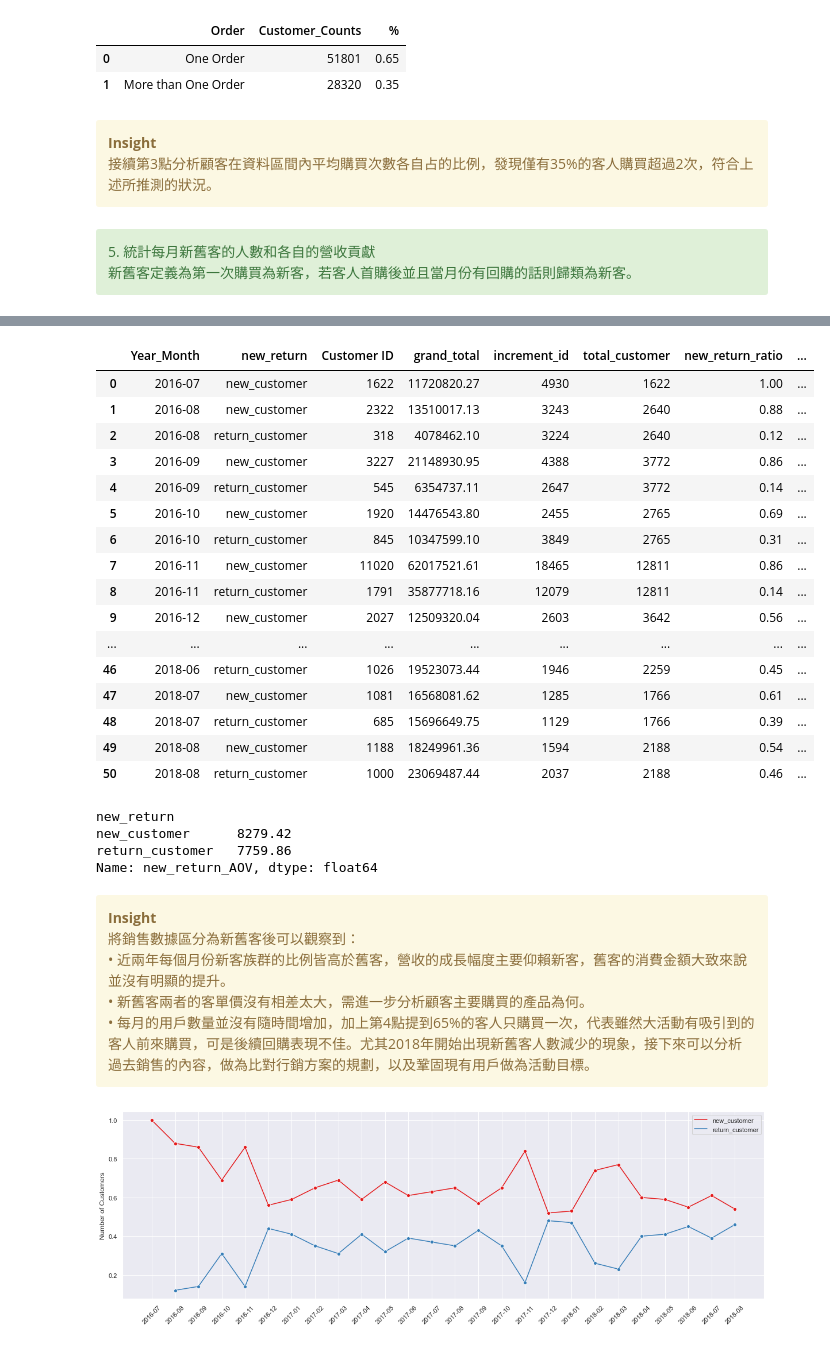
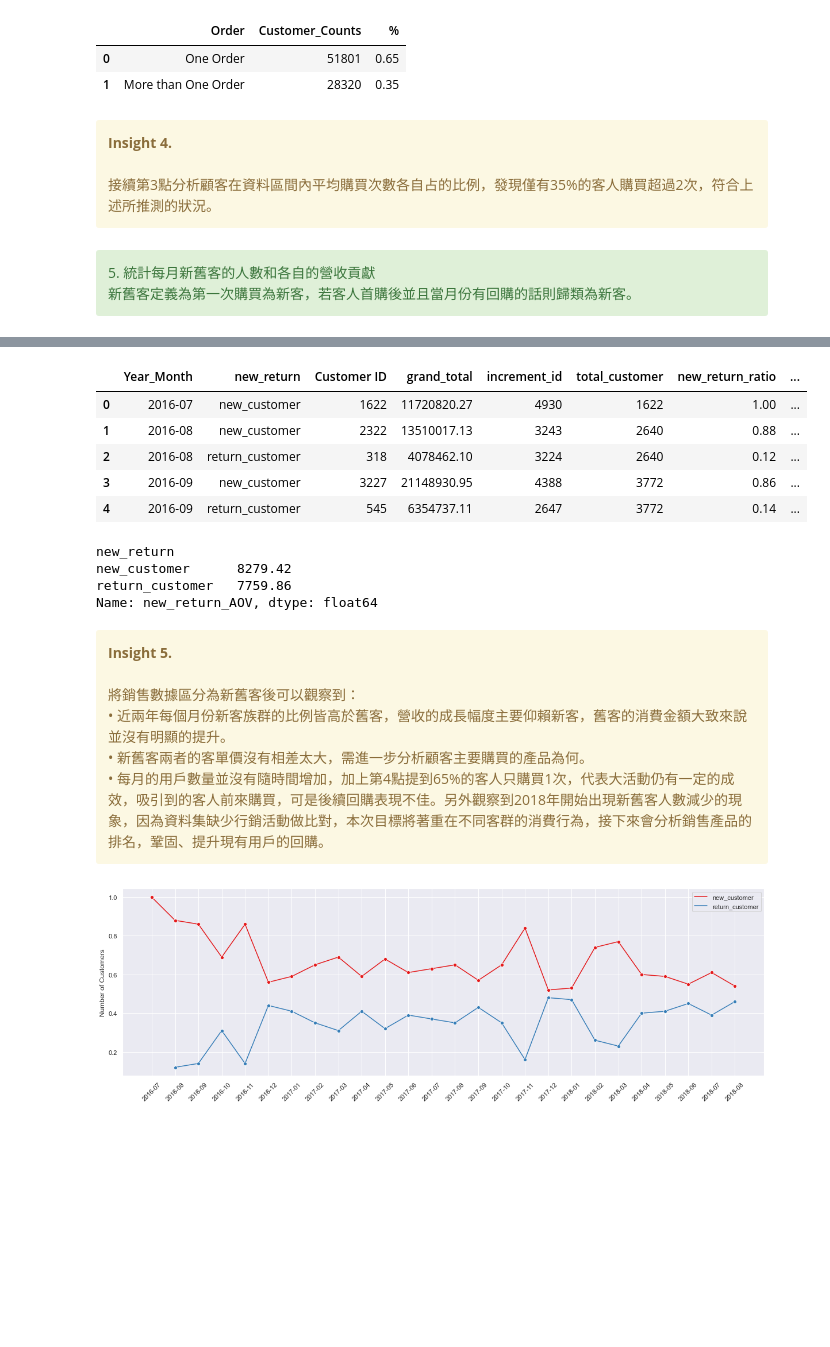
Before and after one commit to LiangYuDer/E-commerce-Analysis, a Jupyter notebook: ec_analysis.ipynb, the cells around one changed output, grey strips where cells are left out. Cells and saved outputs as stored; diff of their text form; code cells hidden in the pictures; blank space fills up the shorter version.

```diff
--- a/ec_analysis.ipynb
+++ b/ec_analysis.ipynb
@@ -274,7 +283,8 @@ order_counts
 | 1 | More than One Order | 28320 | 0.35 |
 # %% [markdown]
 <div class="alert alert-warning">
-<b>Insight</b><br>
+<b>Insight 4.</b><br>
+<br>
 接續第3點分析顧客在資料區間內平均購買次數各自占的比例，發現僅有35%的客人購買超過2次，符合上述所推測的狀況。
 </div>
 # %% [markdown]
@@ -323,36 +333,25 @@ iffirst_perchase.head(3)
 # %%
 #統計每月新舊客的人數、比例、訂單數、消費金額和客單價
 new_return_G = iffirst_perchase.groupby(["Year_Month","new_return"])["grand_total"].agg("sum").reset_index()
 new_return_O = iffirst_perchase.groupby(["Year_Month","new_return"])["increment_id"].nunique().reset_index()
 new_return_C = iffirst_perchase.groupby(["Year_Month","new_return"])["Customer ID"].nunique().reset_index()
 new_return_C
 monthly_total_C = new_return_C.groupby("Year_Month")["Customer ID"].agg("sum").reset_index()
 monthly_total_C.columns = ["Year_Month","total_customer"]
 
 new_return_T = pd.merge(new_return_C,new_return_G,how="left")
 new_return_T = pd.merge(new_return_T,new_return_O,how="left")
 new_return_T = pd.merge(new_return_T,monthly_total_C,on="Year_Month",how="left")
 new_return_T["new_return_ratio"] = round(new_return_T["Customer ID"]/new_return_T["total_customer"],2)
 new_return_T["new_return_AOV"] = round(new_return_T["grand_total"]/new_return_T["increment_id"],2)
-new_return_T
+new_return_T.head()
 # %% [output]
 |  | Year_Month | new_return | Customer ID | grand_total | increment_id | total_customer | new_return_ratio | ... |
 | 0 | 2016-07 | new_customer | 1622 | 11720820.27 | 4930 | 1622 | 1.00 | ... |
 | 1 | 2016-08 | new_customer | 2322 | 13510017.13 | 3243 | 2640 | 0.88 | ... |
 | 2 | 2016-08 | return_customer | 318 | 4078462.10 | 3224 | 2640 | 0.12 | ... |
 | 3 | 2016-09 | new_customer | 3227 | 21148930.95 | 4388 | 3772 | 0.86 | ... |
 | 4 | 2016-09 | return_customer | 545 | 6354737.11 | 2647 | 3772 | 0.14 | ... |
-| 5 | 2016-10 | new_customer | 1920 | 14476543.80 | 2455 | 2765 | 0.69 | ... |
-| 6 | 2016-10 | return_customer | 845 | 10347599.10 | 3849 | 2765 | 0.31 | ... |
-| 7 | 2016-11 | new_customer | 11020 | 62017521.61 | 18465 | 12811 | 0.86 | ... |
-| 8 | 2016-11 | return_customer | 1791 | 35877718.16 | 12079 | 12811 | 0.14 | ... |
-| 9 | 2016-12 | new_customer | 2027 | 12509320.04 | 2603 | 3642 | 0.56 | ... |
-| ... | ... | ... | ... | ... | ... | ... | ... | ... |
-| 46 | 2018-06 | return_customer | 1026 | 19523073.44 | 1946 | 2259 | 0.45 | ... |
-| 47 | 2018-07 | new_customer | 1081 | 16568081.62 | 1285 | 1766 | 0.61 | ... |
-| 48 | 2018-07 | return_customer | 685 | 15696649.75 | 1129 | 1766 | 0.39 | ... |
-| 49 | 2018-08 | new_customer | 1188 | 18249961.36 | 1594 | 2188 | 0.54 | ... |
-| 50 | 2018-08 | return_customer | 1000 | 23069487.44 | 2037 | 2188 | 0.46 | ... |
 # %%
 new_return_T.groupby("new_return")["new_return_AOV"].agg("mean")
 # %% [output]
@@ -362,11 +361,12 @@ return_customer   7759.86
 Name: new_return_AOV, dtype: float64
 # %% [markdown]
 <div class="alert alert-warning">
-<b>Insight</b><br>
+<b>Insight 5.</b><br>
+<br>
 將銷售數據區分為新舊客後可以觀察到：<br>
 • 近兩年每個月份新客族群的比例皆高於舊客，營收的成長幅度主要仰賴新客，舊客的消費金額大致來說並沒有明顯的提升。<br>
 • 新舊客兩者的客單價沒有相差太大，需進一步分析顧客主要購買的產品為何。<br>
-• 每月的用戶數量並沒有隨時間增加，加上第4點提到65%的客人只購買一次，代表雖然大活動有吸引到的客人前來購買，可是後續回購表現不佳。尤其2018年開始出現新舊客人數減少的現象，接下來可以分析過去銷售的內容，做為比對行銷方案的規劃，以及鞏固現有用戶做為活動目標。<br>
+• 每月的用戶數量並沒有隨時間增加，加上第4點提到65%的客人只購買1次，代表大活動仍有一定的成效，吸引到的客人前來購買，可是後續回購表現不佳。另外觀察到2018年開始出現新舊客人數減少的現象，因為資料集缺少行銷活動做比對，本次目標將著重在不同客群的消費行為，接下來會分析銷售產品的排名，鞏固、提升現有用戶的回購。<br>
 </div>
 # %%
 #每月新舊客的人數比例
```
Also changed, not shown: parts of 20 cells of this notebook.
